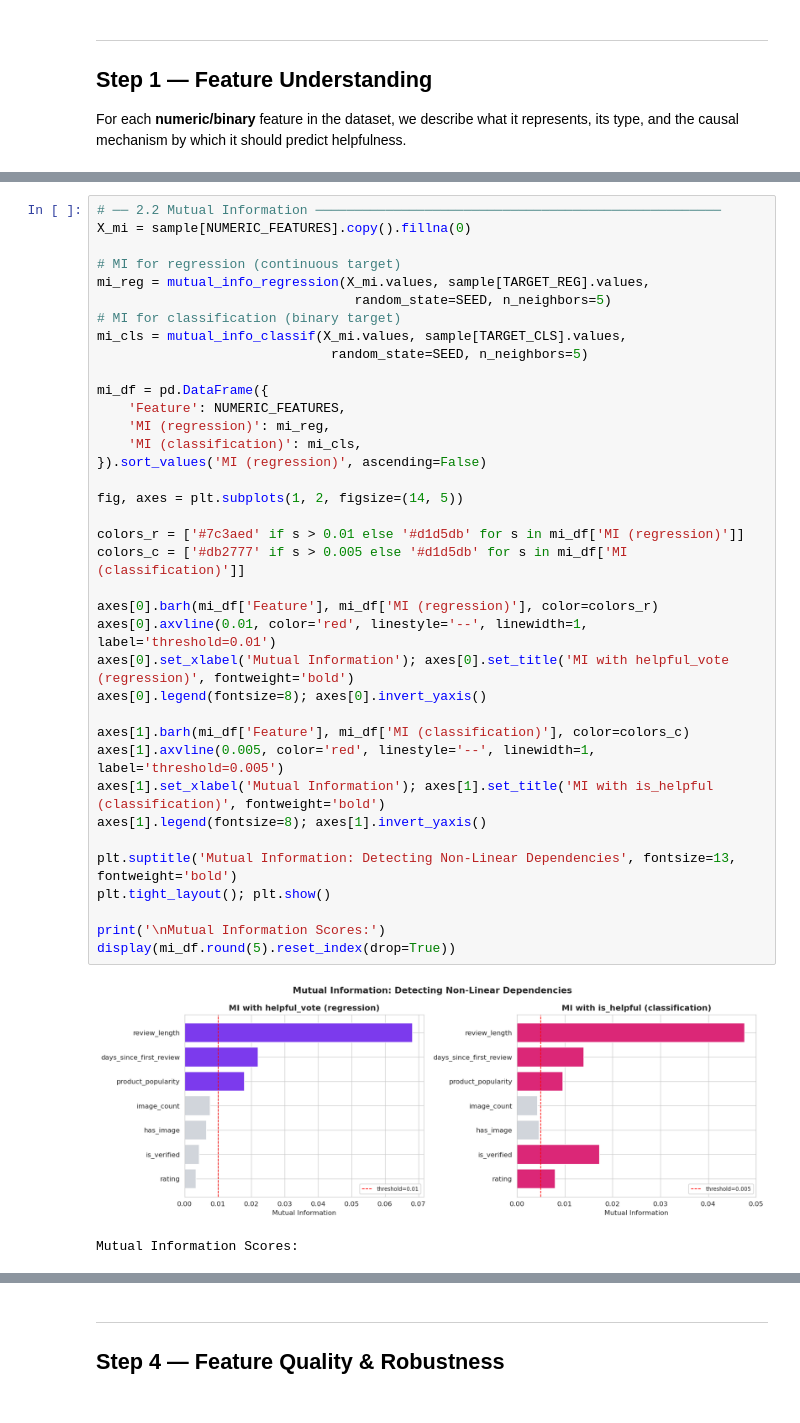
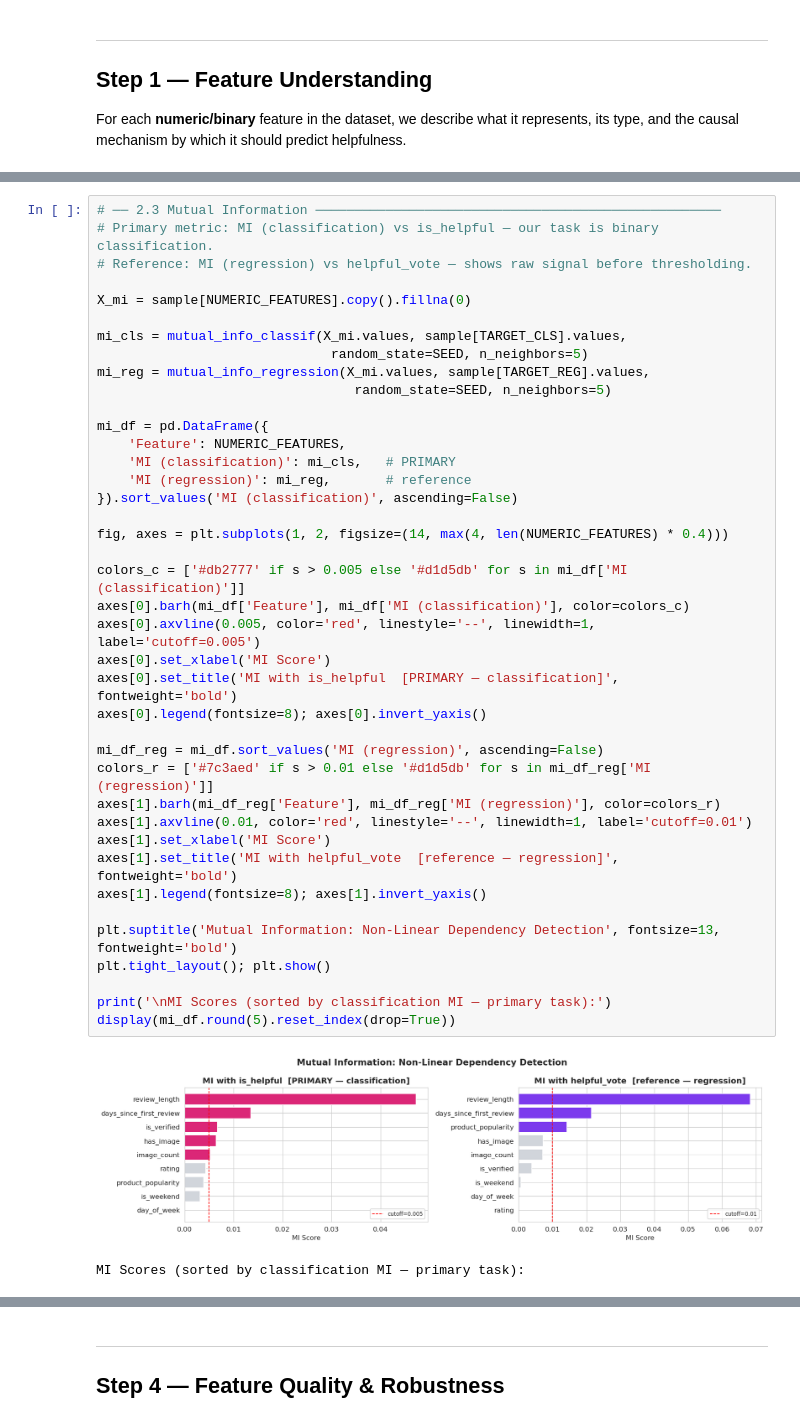
Before and after one commit to Sana-Shikalgar/amazon-review-nlp, a Jupyter notebook: notebook/Feature_Validation_And_Generation.ipynb, the cells around one changed output, grey strips where cells are left out. Drawn from its saved outputs; the diff is of its cells as text.

```diff
--- a/notebook/Feature_Validation_And_Generation.ipynb
+++ b/notebook/Feature_Validation_And_Generation.ipynb
@@ -413,40 +639,43 @@ Correlation Table (sorted by |Pearson r|):
 # %%
-# ── 2.2 Mutual Information ────────────────────────────────────────────────────
+# ── 2.3 Mutual Information ────────────────────────────────────────────────────
+# Primary metric: MI (classification) vs is_helpful — our task is binary classification.
+# Reference: MI (regression) vs helpful_vote — shows raw signal before thresholding.
+
 X_mi = sample[NUMERIC_FEATURES].copy().fillna(0)
 
-# MI for regression (continuous target)
+mi_cls = mutual_info_classif(X_mi.values, sample[TARGET_CLS].values,
+                              random_state=SEED, n_neighbors=5)
 mi_reg = mutual_info_regression(X_mi.values, sample[TARGET_REG].values,
                                  random_state=SEED, n_neighbors=5)
-# MI for classification (binary target)
-mi_cls = mutual_info_classif(X_mi.values, sample[TARGET_CLS].values,
-                              random_state=SEED, n_neighbors=5)
 
 mi_df = pd.DataFrame({
     'Feature': NUMERIC_FEATURES,
-    'MI (regression)': mi_reg,
-    'MI (classification)': mi_cls,
-}).sort_values('MI (regression)', ascending=False)
+    'MI (classification)': mi_cls,   # PRIMARY
+    'MI (regression)': mi_reg,       # reference
+}).sort_values('MI (classification)', ascending=False)
 
-fig, axes = plt.subplots(1, 2, figsize=(14, 5))
+fig, axes = plt.subplots(1, 2, figsize=(14, max(4, len(NUMERIC_FEATURES) * 0.4)))
 
-colors_r = ['#7c3aed' if s > 0.01 else '#d1d5db' for s in mi_df['MI (regression)']]
 colors_c = ['#db2777' if s > 0.005 else '#d1d5db' for s in mi_df['MI (classification)']]
-
-axes[0].barh(mi_df['Feature'], mi_df['MI (regression)'], color=colors_r)
-axes[0].axvline(0.01, color='red', linestyle='--', linewidth=1, label='threshold=0.01')
-axes[0].set_xlabel('Mutual Information'); axes[0].set_title('MI with helpful_vote (regression)', fontweight='bold')
+axes[0].barh(mi_df['Feature'], mi_df['MI (classification)'], color=colors_c)
+axes[0].axvline(0.005, color='red', linestyle='--', linewidth=1, label='cutoff=0.005')
+axes[0].set_xlabel('MI Score')
+axes[0].set_title('MI with is_helpful  [PRIMARY — classification]', fontweight='bold')
 axes[0].legend(fontsize=8); axes[0].invert_yaxis()
 
-axes[1].barh(mi_df['Feature'], mi_df['MI (classification)'], color=colors_c)
-axes[1].axvline(0.005, color='red', linestyle='--', linewidth=1, label='threshold=0.005')
-axes[1].set_xlabel('Mutual Information'); axes[1].set_title('MI with is_helpful (classification)', fontweight='bold')
+mi_df_reg = mi_df.sort_values('MI (regression)', ascending=False)
+colors_r = ['#7c3aed' if s > 0.01 else '#d1d5db' for s in mi_df_reg['MI (regression)']]
+axes[1].barh(mi_df_reg['Feature'], mi_df_reg['MI (regression)'], color=colors_r)
+axes[1].axvline(0.01, color='red', linestyle='--', linewidth=1, label='cutoff=0.01')
+axes[1].set_xlabel('MI Score')
+axes[1].set_title('MI with helpful_vote  [reference — regression]', fontweight='bold')
 axes[1].legend(fontsize=8); axes[1].invert_yaxis()
 
-plt.suptitle('Mutual Information: Detecting Non-Linear Dependencies', fontsize=13, fontweight='bold')
+plt.suptitle('Mutual Information: Non-Linear Dependency Detection', fontsize=13, fontweight='bold')
 plt.tight_layout(); plt.show()
 
-print('\nMutual Information Scores:')
+print('\nMI Scores (sorted by classification MI — primary task):')
 display(mi_df.round(5).reset_index(drop=True))
 # %% [output]
-[figure, old version]
+[figure, new version]
-Mutual Information Scores:
+MI Scores (sorted by classification MI — primary task):
```
Also changed, not shown: parts of 32 cells of this notebook.
